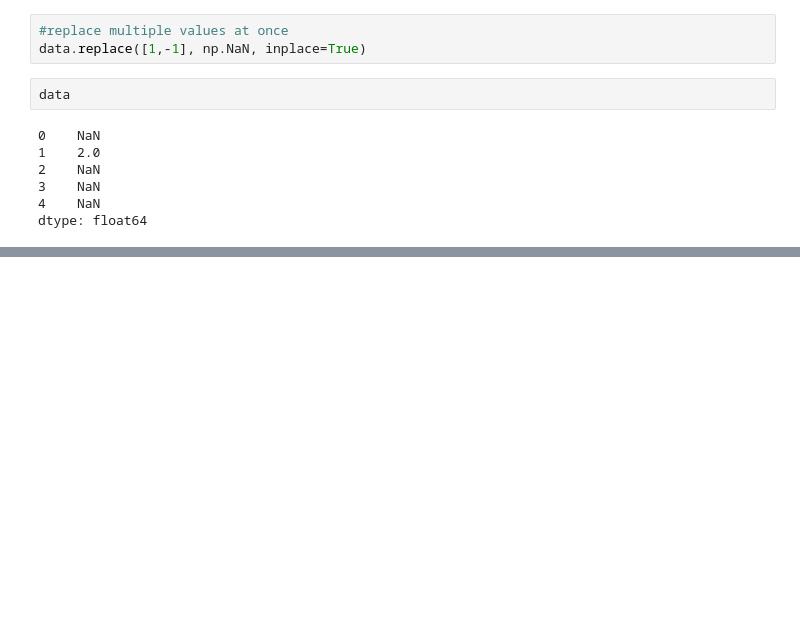
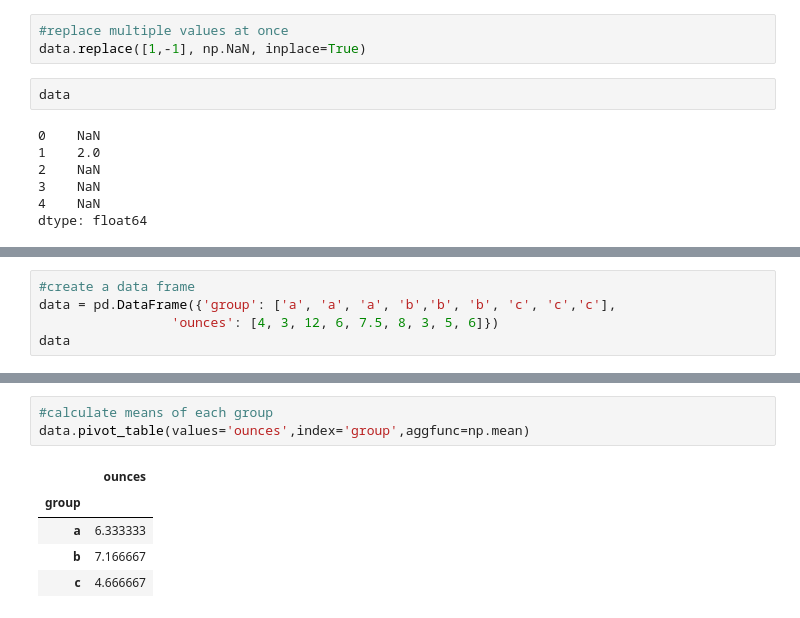
Before and after one commit to vmsgiridhar/AI2019, a Jupyter notebook: DS_Practice/NumpyPandas.ipynb, the cells around one changed output, grey strips where cells are left out. Drawn from its saved outputs; the diff is of its cells as text; blank space fills up the shorter version.

```diff
--- a/DS_Practice/NumpyPandas.ipynb
+++ b/DS_Practice/NumpyPandas.ipynb
@@ -589,0 +644,5 @@ data = pd.DataFrame(np.arange(12).reshape(3,4), index=['Giri','Keerthana','Teddy
+# %%
+#create a data frame
+data = pd.DataFrame({'group': ['a', 'a', 'a', 'b','b', 'b', 'c', 'c','c'],
+                 'ounces': [4, 3, 12, 6, 7.5, 8, 3, 5, 6]})
+data
@@ -589,0 +660,9 @@ data = pd.DataFrame(np.arange(12).reshape(3,4), index=['Giri','Keerthana','Teddy
+# %%
+#calculate means of each group
+data.pivot_table(values='ounces',index='group',aggfunc=np.mean)
+# %% [output]
+|  | ounces |
+| group |  |
+| a | 6.333333 |
+| b | 7.166667 |
+| c | 4.666667 |
```
Also changed, not shown: parts of 16 cells of this notebook.
